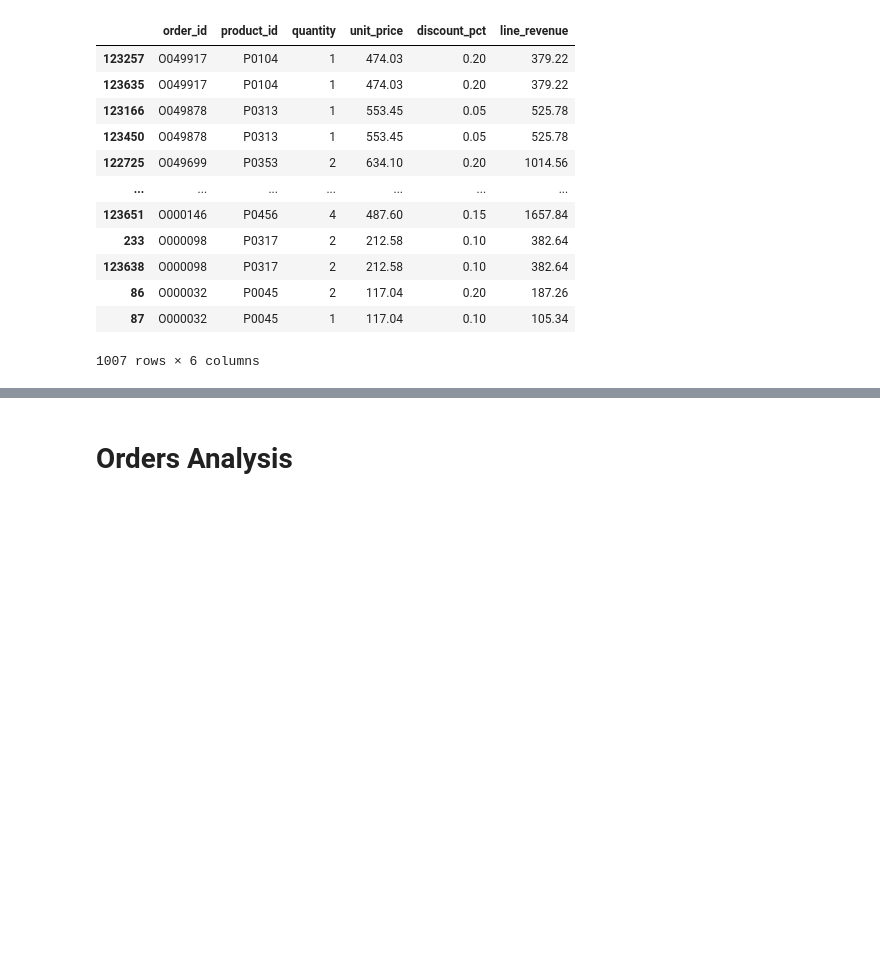
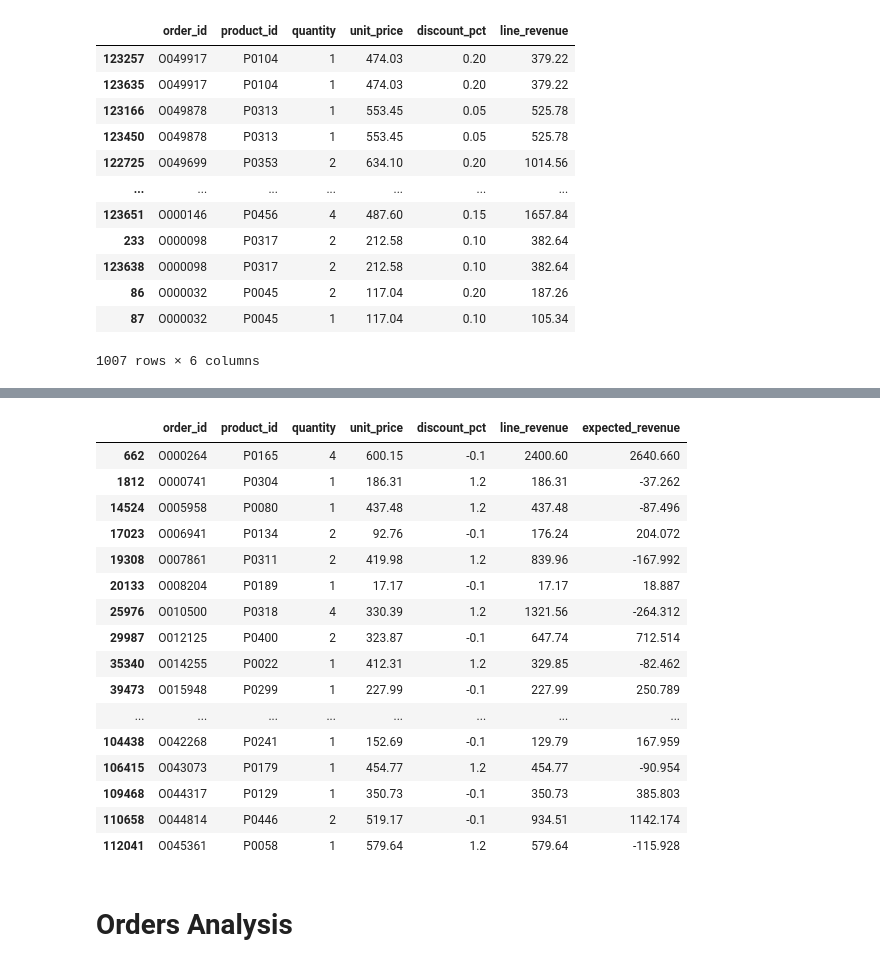
Before and after one commit to Nussev/retail-analytics-portfolio, a Jupyter notebook: notebooks/01_data_exploration.ipynb, the cells around one changed output, grey strips where cells are left out. Saved outputs shown, nothing was run; the diff lists cells and outputs as text; code cells hidden in the pictures; blank space fills up the shorter version.

```diff
--- a/notebooks/01_data_exploration.ipynb
+++ b/notebooks/01_data_exploration.ipynb
@@ -235,0 +281,3 @@ final_list.sort_values(["order_id", "product_id"], ascending=False)
+# %%
+# Removing exact duplicates
+order_items_deduped = order_items.drop_duplicates().copy()
@@ -235,0 +321,6 @@ final_list.sort_values(["order_id", "product_id"], ascending=False)
+# %%
+order_items_deduped["expected_revenue"] = (
+    order_items_deduped["quantity"]
+    * order_items_deduped["unit_price"]
+    * (1 - order_items_deduped["discount_pct"])
+)
@@ -236,3 +356,24 @@ final_list.sort_values(["order_id", "product_id"], ascending=False)
+# %%
+# Check for discounts outside the range 0 to 1
+order_items_deduped[(order_items_deduped["discount_pct"] < 0) | (order_items_deduped["discount_pct"] > 1)]
+# %% [output]
+|  | order_id | product_id | quantity | unit_price | discount_pct | line_revenue | expected_revenue |
+| 662 | O000264 | P0165 | 4 | 600.15 | -0.1 | 2400.60 | 2640.660 |
+| 1812 | O000741 | P0304 | 1 | 186.31 | 1.2 | 186.31 | -37.262 |
+| 14524 | O005958 | P0080 | 1 | 437.48 | 1.2 | 437.48 | -87.496 |
+| 17023 | O006941 | P0134 | 2 | 92.76 | -0.1 | 176.24 | 204.072 |
+| 19308 | O007861 | P0311 | 2 | 419.98 | 1.2 | 839.96 | -167.992 |
+| 20133 | O008204 | P0189 | 1 | 17.17 | -0.1 | 17.17 | 18.887 |
+| 25976 | O010500 | P0318 | 4 | 330.39 | 1.2 | 1321.56 | -264.312 |
+| 29987 | O012125 | P0400 | 2 | 323.87 | -0.1 | 647.74 | 712.514 |
+| 35340 | O014255 | P0022 | 1 | 412.31 | 1.2 | 329.85 | -82.462 |
+| 39473 | O015948 | P0299 | 1 | 227.99 | -0.1 | 227.99 | 250.789 |
+| ... | ... | ... | ... | ... | ... | ... | ... |
+| 104438 | O042268 | P0241 | 1 | 152.69 | -0.1 | 129.79 | 167.959 |
+| 106415 | O043073 | P0179 | 1 | 454.77 | 1.2 | 454.77 | -90.954 |
+| 109468 | O044317 | P0129 | 1 | 350.73 | -0.1 | 350.73 | 385.803 |
+| 110658 | O044814 | P0446 | 2 | 519.17 | -0.1 | 934.51 | 1142.174 |
+| 112041 | O045361 | P0058 | 1 | 579.64 | 1.2 | 579.64 | -115.928 |
 # %% [markdown]
 # Orders Analysis
 # %%
```
Also changed, not shown: parts of 14 cells of this notebook, 1 other file.
